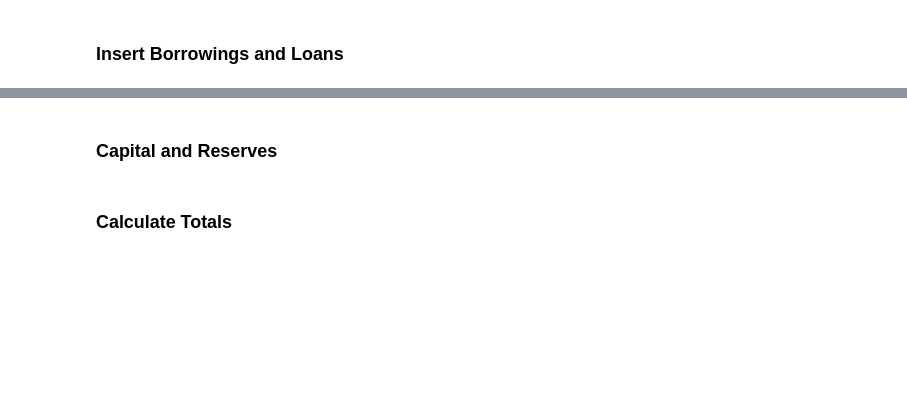
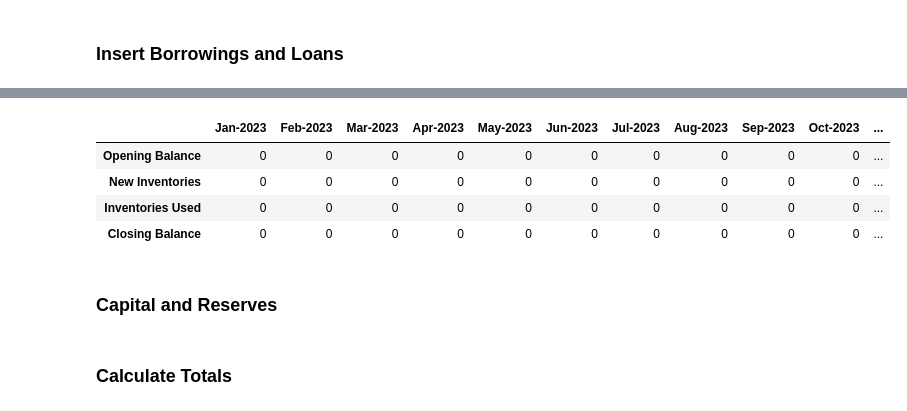
Before and after one commit to judahtc/manage-tenants-template, a Jupyter notebook: notebook_model.ipynb, the cells around one changed output, grey strips where cells are left out. Saved outputs shown, nothing was run; the diff lists cells and outputs as text; code cells hidden in the pictures; blank space fills up the shorter version.

```diff
--- a/notebook_model.ipynb
+++ b/notebook_model.ipynb
@@ -1133,12 +1587,18 @@ trade_receivables_schedule
 # %%
 balance_sheet_df.loc['Deferred Taxation'] = tax_schedule.loc['Closing Balance']
 # %%
-trade_payables_schedule = balance_sheet.generate_trade_payables_schedule(
-    opening_trade_payables=opening_balances["TRADE_PAYABLES"].iat[0],
-    payments_to_trade_payables=parameters.loc["PAYMENTS_TO_TRADE_PAYABLES"],
-    new_trade_payables=parameters.loc["NEW_TRADE_PAYABLES"],
+inventories_schedule = balance_sheet.generate_inventories_schedule(
+    opening_inventories=opening_balances["INVENTORIES"].iat[0],
+    new_inventories=parameters.loc["NEW_INVENTORY"],
+    inventories_used=parameters.loc["INVENTORY_USED"],
+    valuation_date=VALUATION_DATE,
     months_to_forecast=MONTHS_TO_FORECAST,
-    valuation_date=VALUATION_DATE,
 )
 
-trade_payables_schedule
+inventories_schedule
+# %% [output]
+|  | Jan-2023 | Feb-2023 | Mar-2023 | Apr-2023 | May-2023 | Jun-2023 | Jul-2023 | Aug-2023 | Sep-2023 | Oct-2023 | ... |
+| Opening Balance | 0 | 0 | 0 | 0 | 0 | 0 | 0 | 0 | 0 | 0 | ... |
+| New Inventories | 0 | 0 | 0 | 0 | 0 | 0 | 0 | 0 | 0 | 0 | ... |
+| Inventories Used | 0 | 0 | 0 | 0 | 0 | 0 | 0 | 0 | 0 | 0 | ... |
+| Closing Balance | 0 | 0 | 0 | 0 | 0 | 0 | 0 | 0 | 0 | 0 | ... |
```
Also changed, not shown: parts of 46 cells of this notebook, 4 other files.
